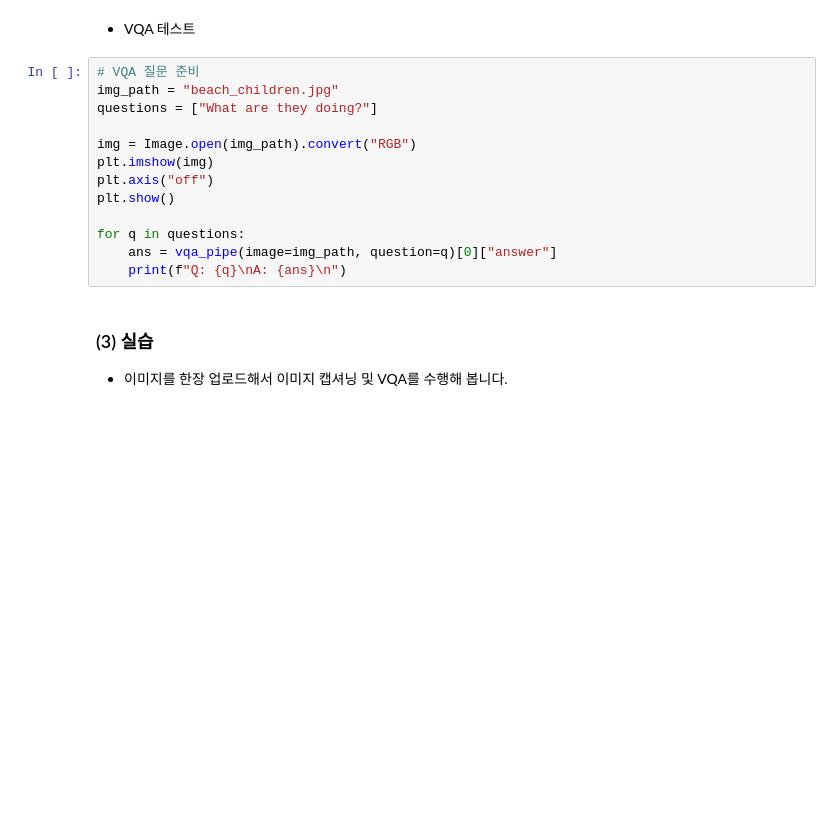
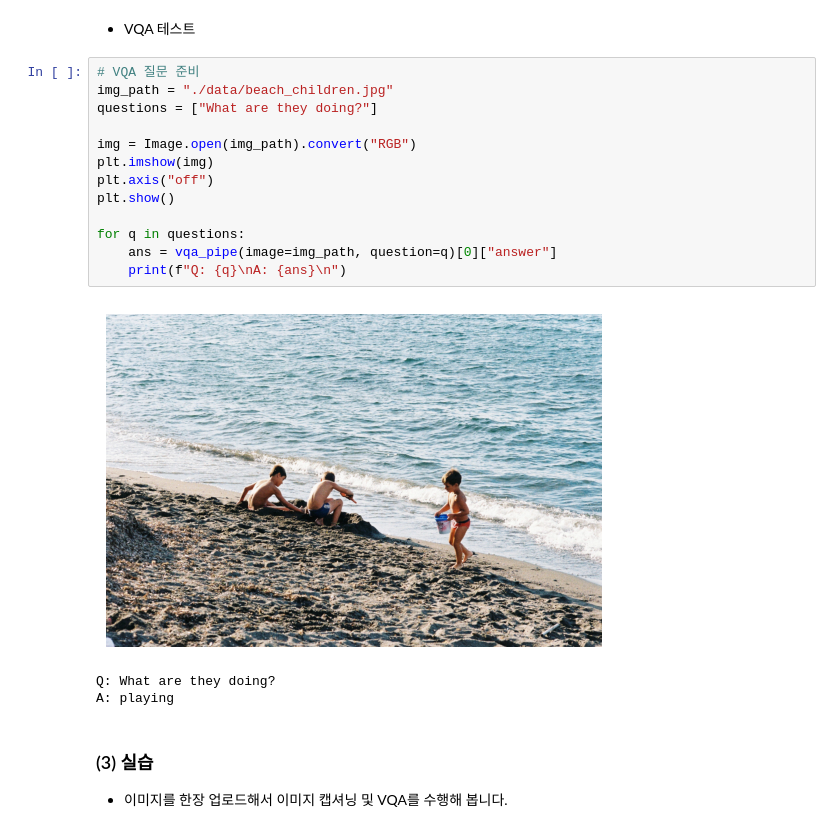
Before and after one commit to Sihyeon0123/AIVLE_School, a Jupyter notebook: (7주차) 시각 지능과 멀티모달 AI/3.3 BLIP와 LLaVA.ipynb, the cells around one changed output. Saved outputs shown, nothing was run; the diff lists cells and outputs as text; blank space fills up the shorter version.

```diff
--- a/(7주차) 시각 지능과 멀티모달 AI/3.3 BLIP와 LLaVA.ipynb
+++ b/(7주차) 시각 지능과 멀티모달 AI/3.3 BLIP와 LLaVA.ipynb
@@ -68,17 +83,21 @@ uploaded = files.upload()   # 로컬 PC에서 beach_children.jpg 선택
 * VQA 테스트
 # %%
 # VQA 질문 준비
-img_path = "beach_children.jpg"
+img_path = "./data/beach_children.jpg"
 questions = ["What are they doing?"]
 
 img = Image.open(img_path).convert("RGB")
 plt.imshow(img)
 plt.axis("off")
 plt.show()
 
 for q in questions:
     ans = vqa_pipe(image=img_path, question=q)[0]["answer"]
     print(f"Q: {q}\nA: {ans}\n")
+# %% [output]
+[figure, added]
+Q: What are they doing?
+A: playing
 # %% [markdown]
 ### (3) 실습
 * 이미지를 한장 업로드해서 이미지 캡셔닝 및 VQA를 수행해 봅니다.
```
Also changed, not shown: parts of 10 cells of this notebook, 2 other files.
